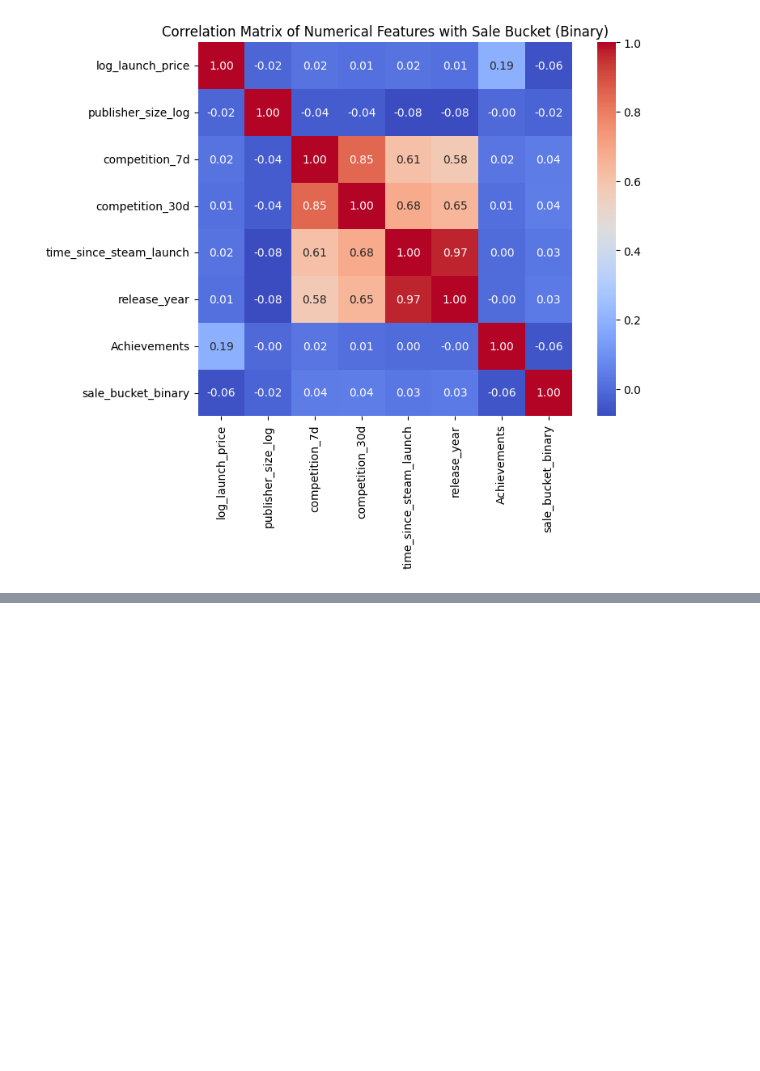
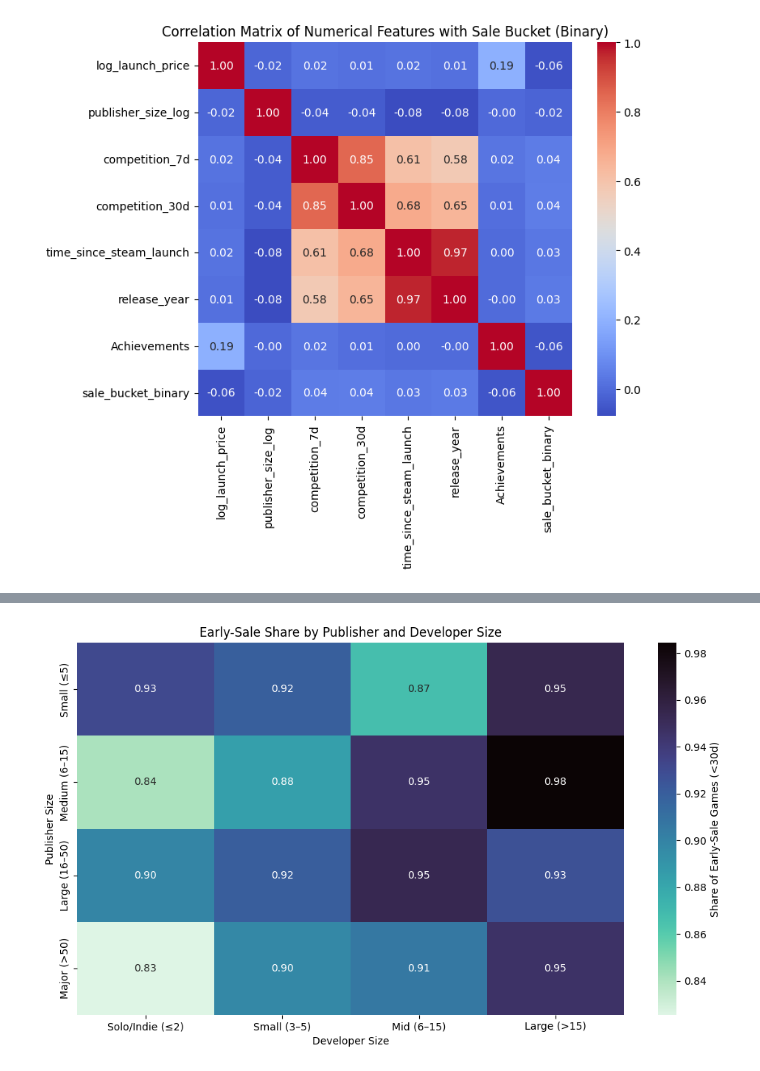
Before and after one commit to faraz1272/steam-discount-forecast, a Jupyter notebook: notebooks/model_building_experimentation.ipynb, the cells around one changed output, grey strips where cells are left out. Drawn from its saved outputs; the diff is of its cells as text; code cells hidden in the pictures; blank space fills up the shorter version.

```diff
--- a/notebooks/model_building_experimentation.ipynb
+++ b/notebooks/model_building_experimentation.ipynb
@@ -2270,0 +2475,39 @@ plt.show()
+# %%
+import matplotlib.pyplot as plt
+import seaborn as sns
+import pandas as pd
+
+target = "sale_bucket_binary"  # 1 = <30d, 0 = ≥30d
+
+# 1) Aggregate early-sale share
+combo = (
+    df_model.groupby(["publisher_size_bin", "developer_size_bin"], observed=True)[target]
+    .mean()
+    .reset_index()
+    .rename(columns={target: "share_early_sale"})
+)
+
+# (Optional) ensure categorical order appears nicely
+for col in ["publisher_size_bin", "developer_size_bin"]:
+    if pd.api.types.is_categorical_dtype(combo[col]):
+        combo[col] = combo[col].cat.as_ordered()
+
+# 2) Pivot using keyword args (or use pivot_table)
+heat = combo.pivot(index="publisher_size_bin",
+                   columns="developer_size_bin",
+                   values="share_early_sale")
+
+# 3) Plot
+plt.figure(figsize=(10, 6))
+sns.heatmap(
+    heat, annot=True, fmt=".2f",
+    cmap="mako_r",
+    cbar_kws={"label": "Share of Early-Sale Games (<30d)"}
+)
+plt.title("Early-Sale Share by Publisher and Developer Size")
+plt.xlabel("Developer Size")
+plt.ylabel("Publisher Size")
+plt.tight_layout()
+plt.show()
+# %% [output]
+[figure, added]
```
Also changed, not shown: parts of 18 cells of this notebook.
